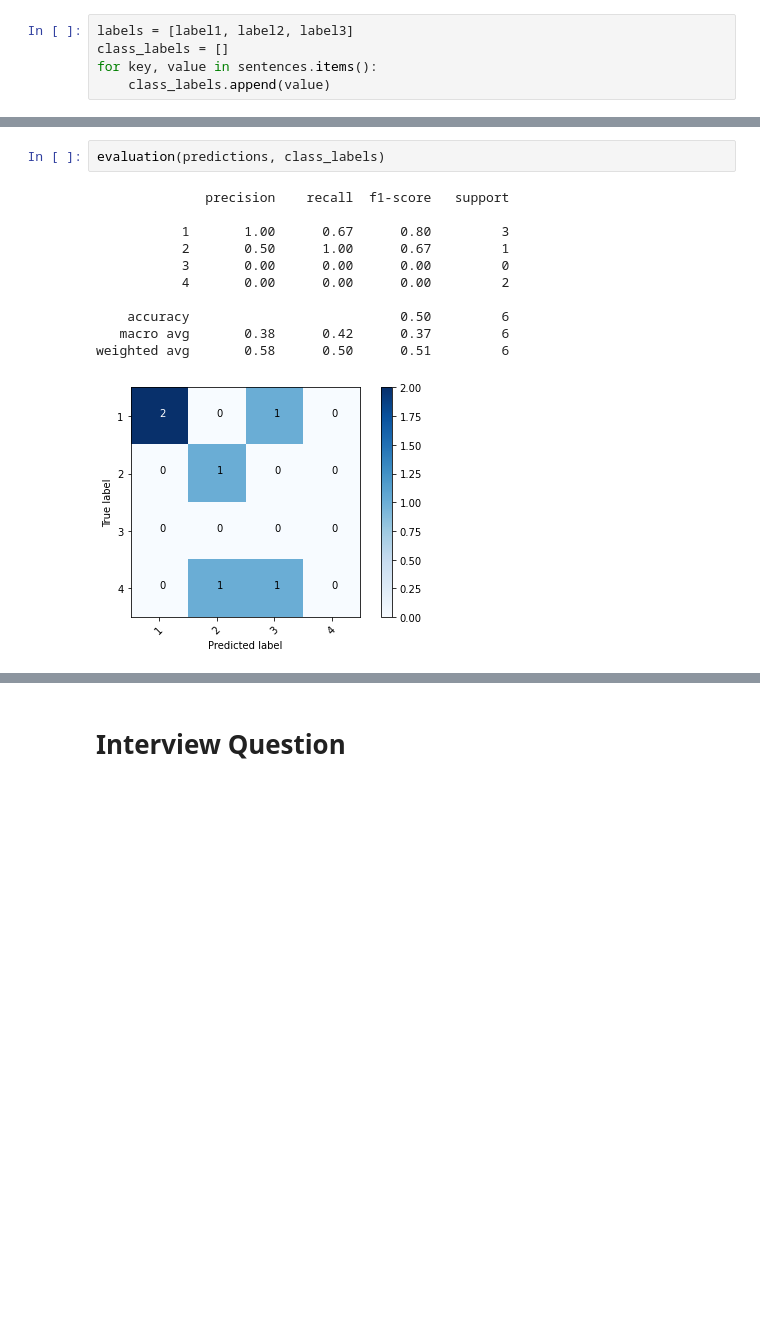
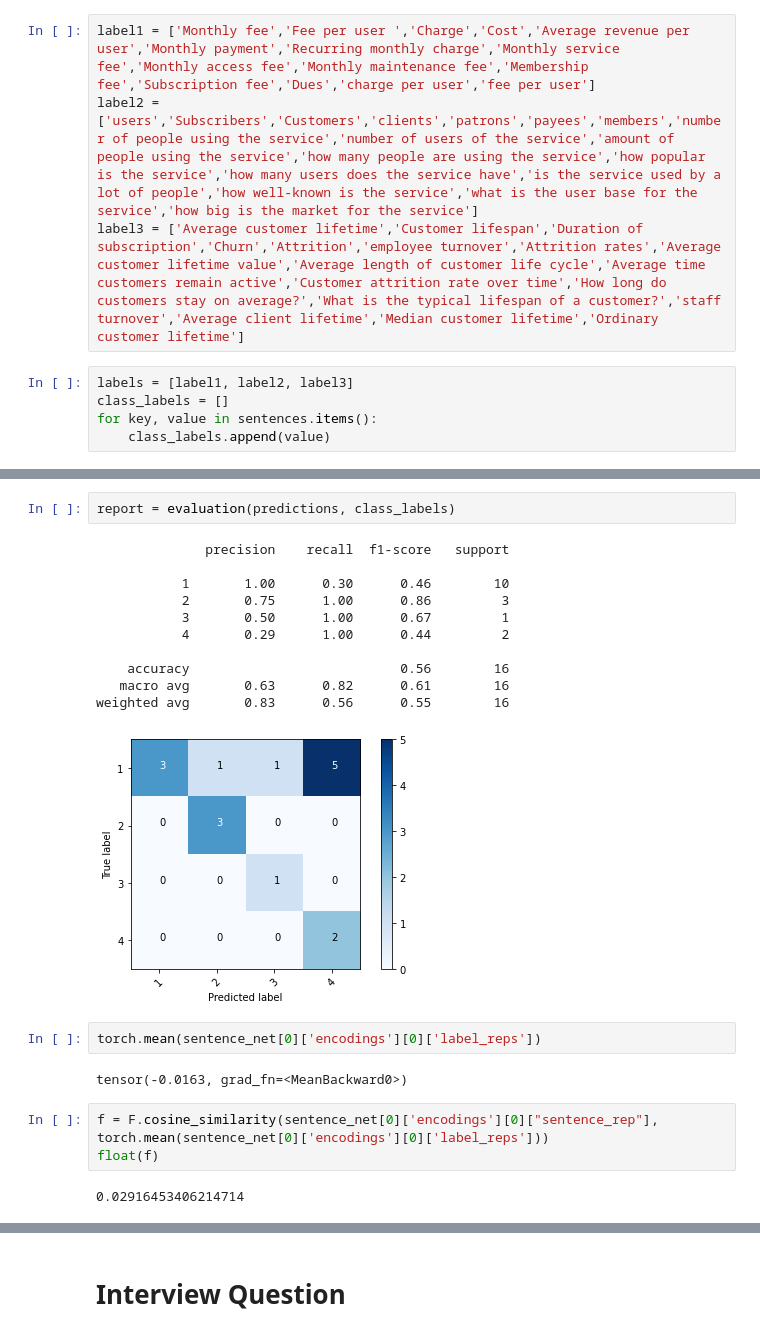
Before and after one commit to uday1201/NLP_experiments, a Jupyter notebook: BERT experiment.ipynb, the cells around one changed output, grey strips where cells are left out. Drawn from its saved outputs; the diff is of its cells as text; blank space fills up the shorter version.

```diff
--- a/BERT experiment.ipynb
+++ b/BERT experiment.ipynb
@@ -144,3 +223,7 @@ label3 = ['Average lifetime','lifespan','Duration subscription','Churn','Attriti
+# %%
+label1 = ['Monthly fee','Fee per user ','Charge','Cost','Average revenue per user','Monthly payment','Recurring monthly charge','Monthly service fee','Monthly access fee','Monthly maintenance fee','Membership fee','Subscription fee','Dues','charge per user','fee per user']
+label2 = ['users','Subscribers','Customers','clients','patrons','payees','members','number of people using the service','number of users of the service','amount of people using the service','how many people are using the service','how popular is the service','how many users does the service have','is the service used by a lot of people','how well-known is the service','what is the user base for the service','how big is the market for the service']
+label3 = ['Average customer lifetime','Customer lifespan','Duration of subscription','Churn','Attrition','employee turnover','Attrition rates','Average customer lifetime value','Average length of customer life cycle','Average time customers remain active','Customer attrition rate over time','How long do customers stay on average?','What is the typical lifespan of a customer?','staff turnover','Average client lifetime','Median customer lifetime','Ordinary customer lifetime']
 # %%
 labels = [label1, label2, label3]
 class_labels = []
@@ -225,14 +346,23 @@ label: Prepare beforehand        similarity: 0.18410031497478485
 # %%
-evaluation(predictions, class_labels)
+report = evaluation(predictions, class_labels)
 # %% [output]
               precision    recall  f1-score   support
 
-           1       1.00      0.67      0.80         3
-           2       0.50      1.00      0.67         1
-           3       0.00      0.00      0.00         0
-           4       0.00      0.00      0.00         2
+           1       1.00      0.30      0.46        10
+           2       0.75      1.00      0.86         3
+           3       0.50      1.00      0.67         1
+           4       0.29      1.00      0.44         2
 
-    accuracy                           0.50         6
-   macro avg       0.38      0.42      0.37         6
-weighted avg       0.58      0.50      0.51         6
+    accuracy                           0.56        16
+   macro avg       0.63      0.82      0.61        16
+weighted avg       0.83      0.56      0.55        16
-[figure, old version]
+[figure, new version]
+# %%
+torch.mean(sentence_net[0]['encodings'][0]['label_reps'])
+# %% [output]
+tensor(-0.0163, grad_fn=<MeanBackward0>)
+# %%
+f = F.cosine_similarity(sentence_net[0]['encodings'][0]["sentence_rep"], torch.mean(sentence_net[0]['encodings'][0]['label_reps']))
+float(f)
+# %% [output]
+0.02916453406214714
```
Also changed, not shown: parts of 27 cells of this notebook, 8 other files.
